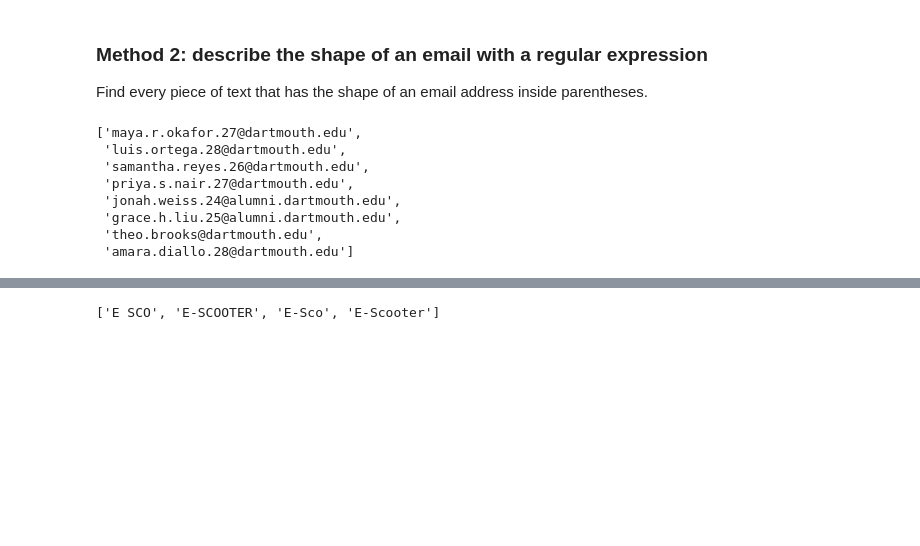
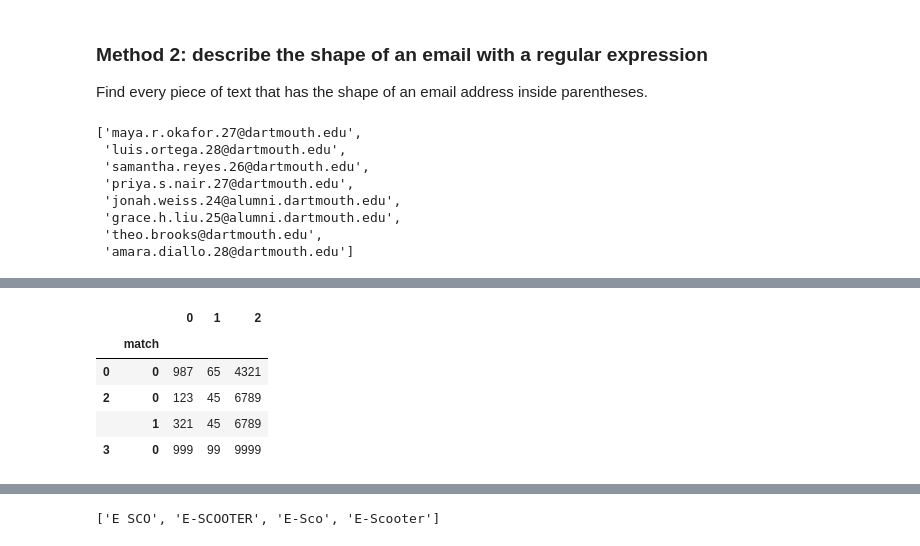
Before and after one commit to KengChiChang/QSS20_FA26, a Jupyter notebook: lectures/lec11/lec11_regex.ipynb, the cells around one changed output, grey strips where cells are left out. Drawn from its saved outputs; the diff is of its cells as text; code cells hidden in the pictures; blank space fills up the shorter version.

```diff
--- a/lectures/lec11/lec11_regex.ipynb
+++ b/lectures/lec11/lec11_regex.ipynb
@@ -307,0 +551,5 @@ Search the sign-up list for `Reyes`, then for a name that is not in it.
+# %%
+text = ("My social security number is 123-45-6789 bro, "
+        "or actually maybe it's 321-45-6789.")
+pattern = r'[0-9]{3}-[0-9]{2}-[0-9]{4}'
+re.findall(pattern, text)
@@ -307,0 +558,4 @@ Search the sign-up list for `Reyes`, then for a name that is not in it.
+# %%
+ssn = pd.Series(['987-65-4321', 'no number here', text,
+                 '999-99-9999', None], name='SSN')
+ssn.str.findall(pattern)
@@ -445,0 +637,3 @@ Allow a hyphen or a space between `E` and `SCO`.
+# %%
+pattern_cg = r'([0-9]{3})-([0-9]{2})-([0-9]{4})'
+ssn.str.extract(pattern_cg)
@@ -445,0 +647,9 @@ Allow a hyphen or a space between `E` and `SCO`.
+# %%
+ssn.str.extractall(pattern_cg)
+# %% [output]
+|  |  | 0 | 1 | 2 |
+|  | match |  |  |  |
+| 0 | 0 | 987 | 65 | 4321 |
+| 2 | 0 | 123 | 45 | 6789 |
+|  | 1 | 321 | 45 | 6789 |
+| 3 | 0 | 999 | 99 | 9999 |
```
Also changed, not shown: parts of 239 cells of this notebook, 1 other file.
